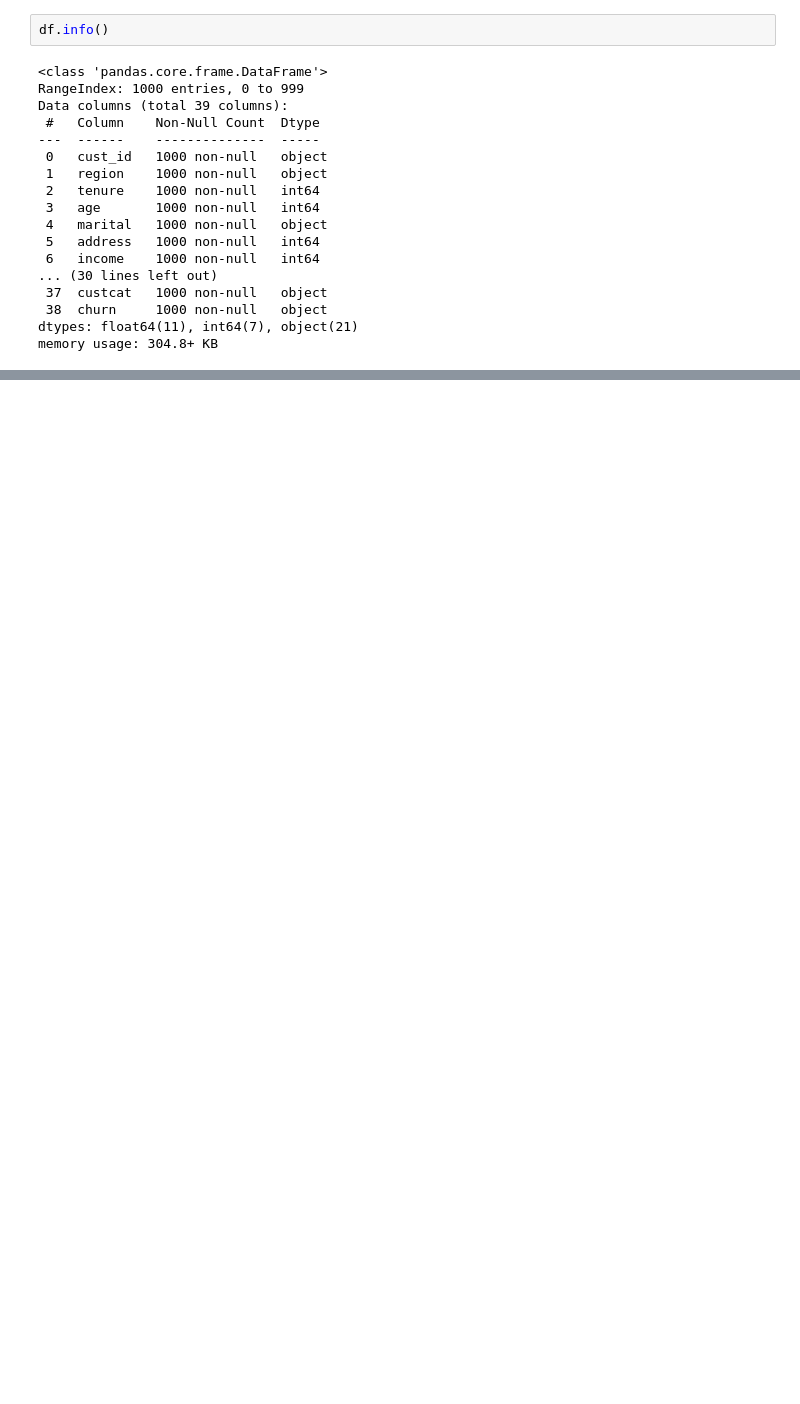
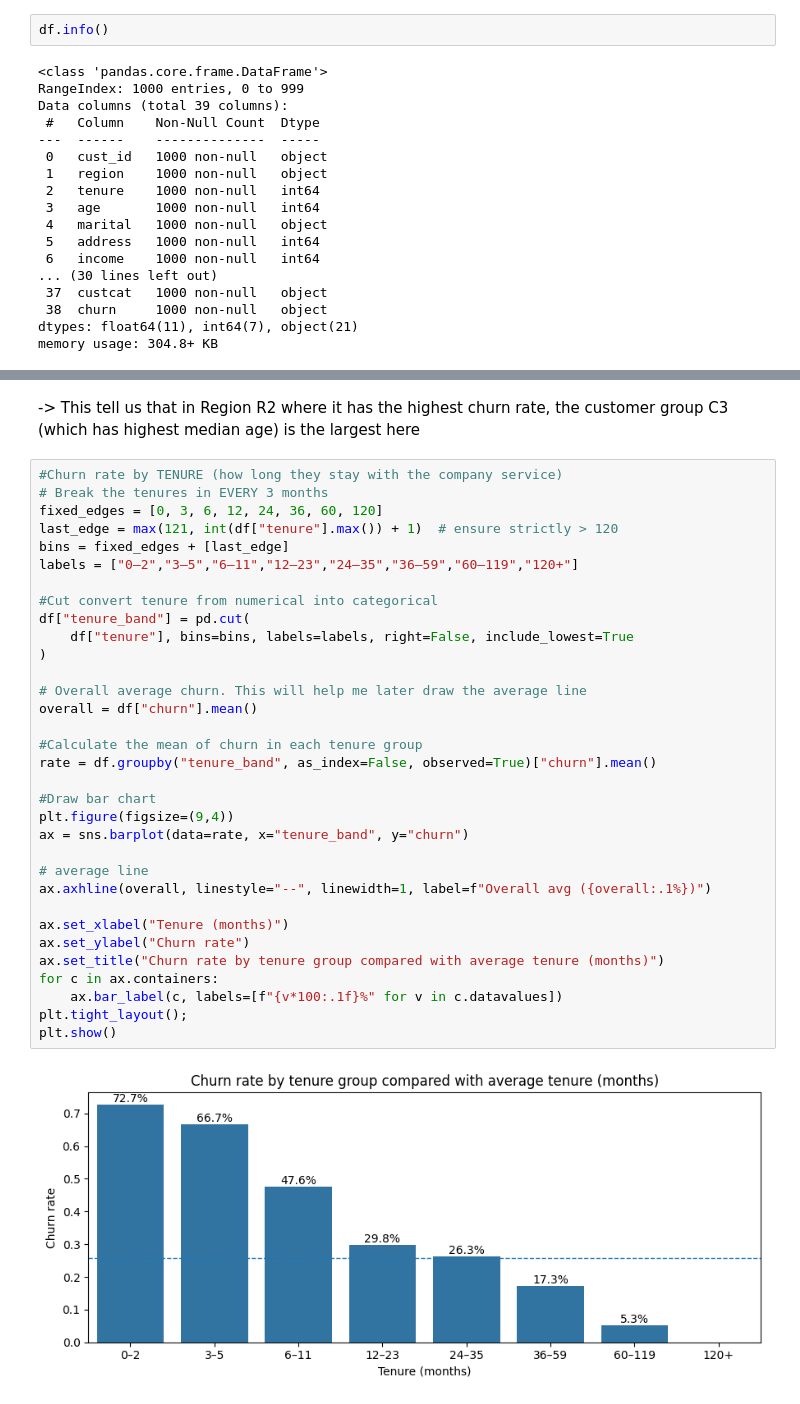
Before and after one commit to markqle/telecomchurning, a Jupyter notebook: TelecomChurning.ipynb, the cells around one changed output, grey strips where cells are left out. Saved outputs shown, nothing was run; the diff lists cells and outputs as text; blank space fills up the shorter version.

```diff
--- a/TelecomChurning.ipynb
+++ b/TelecomChurning.ipynb
@@ -62,0 +208,37 @@ memory usage: 304.8+ KB
+# %% [markdown]
+-> This tell us that in Region R2 where it has the highest churn rate, the customer group C3 (which has highest median age) is the largest here
+# %%
+#Churn rate by TENURE (how long they stay with the company service)
+# Break the tenures in EVERY 3 months
+fixed_edges = [0, 3, 6, 12, 24, 36, 60, 120]
+last_edge = max(121, int(df["tenure"].max()) + 1)  # ensure strictly > 120
+bins = fixed_edges + [last_edge]
+labels = ["0–2","3–5","6–11","12–23","24–35","36–59","60–119","120+"]
+
+#Cut convert tenure from numerical into categorical
+df["tenure_band"] = pd.cut(
+    df["tenure"], bins=bins, labels=labels, right=False, include_lowest=True
+)
+
+# Overall average churn. This will help me later draw the average line
+overall = df["churn"].mean()
+
+#Calculate the mean of churn in each tenure group
+rate = df.groupby("tenure_band", as_index=False, observed=True)["churn"].mean()
+
+#Draw bar chart
+plt.figure(figsize=(9,4))
+ax = sns.barplot(data=rate, x="tenure_band", y="churn")
+
+# average line
+ax.axhline(overall, linestyle="--", linewidth=1, label=f"Overall avg ({overall:.1%})")
+
+ax.set_xlabel("Tenure (months)")
+ax.set_ylabel("Churn rate")
+ax.set_title("Churn rate by tenure group compared with average tenure (months)")
+for c in ax.containers:
+    ax.bar_label(c, labels=[f"{v*100:.1f}%" for v in c.datavalues])
+plt.tight_layout();
+plt.show()
+# %% [output]
+[figure, added]
```
Also changed, not shown: parts of 23 cells of this notebook.
